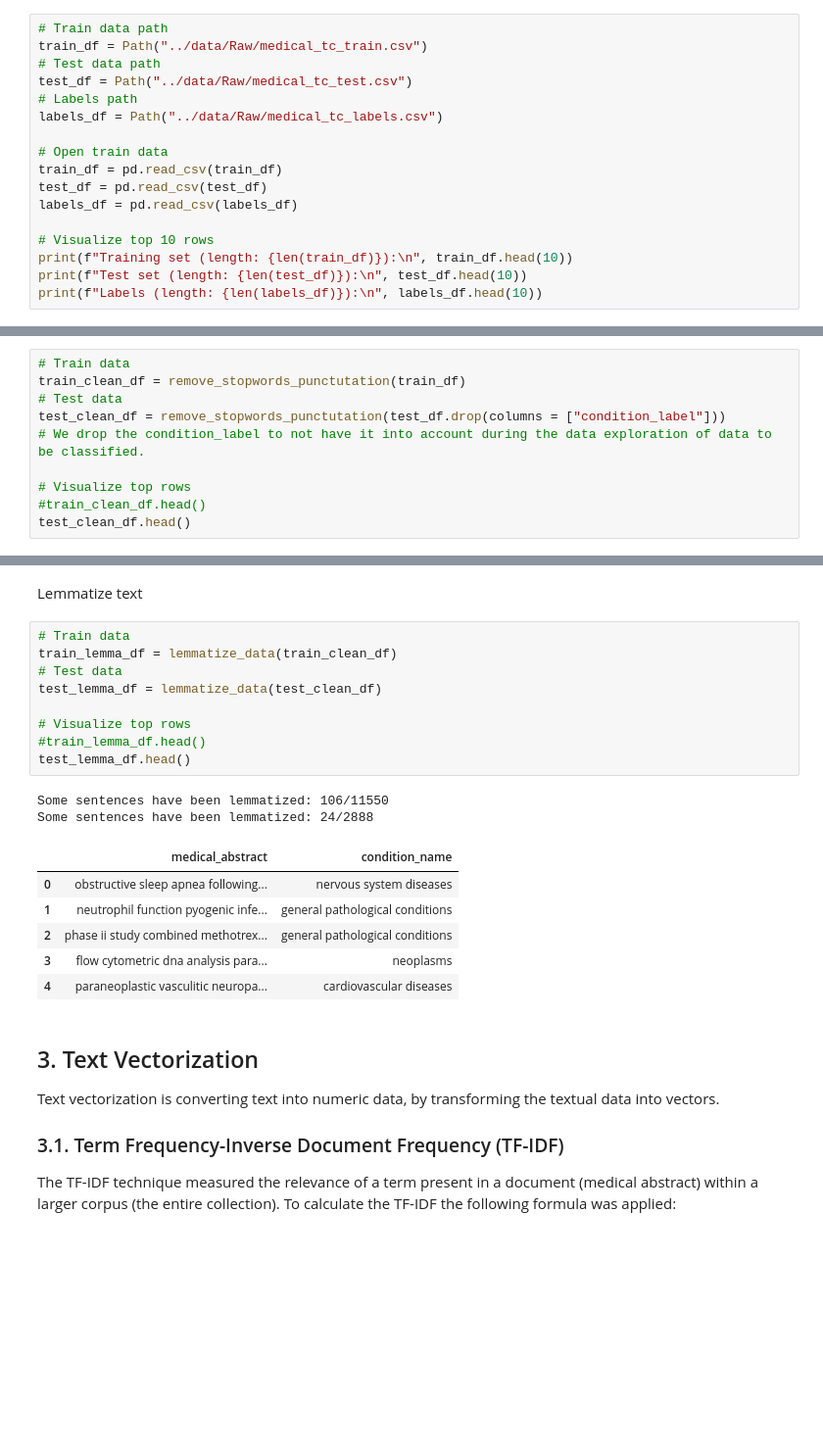
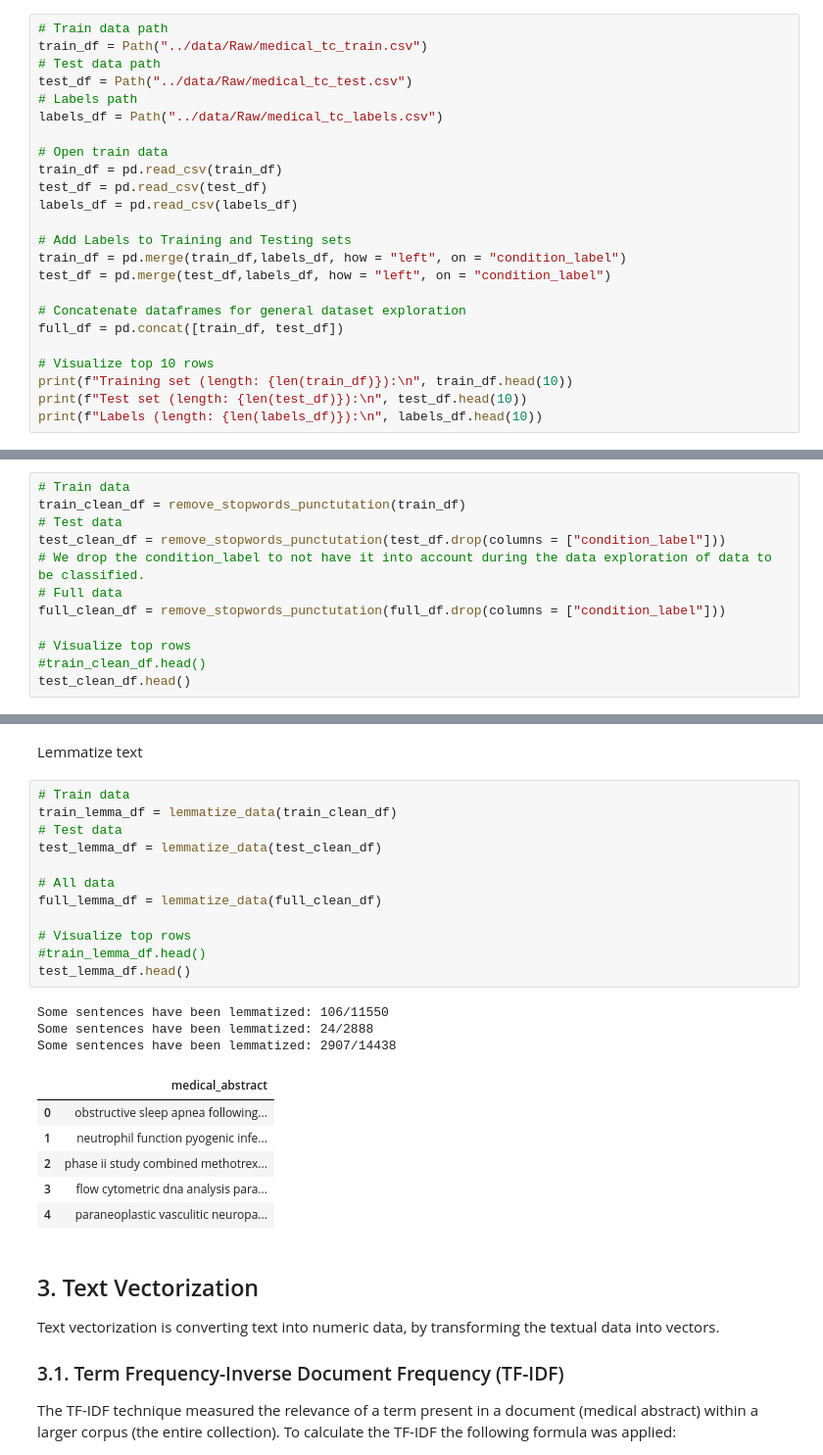
Before and after one commit to drojasca98/Medical-Text-Classification, a Jupyter notebook: python/1_data_processing.ipynb, the cells around one changed output, grey strips where cells are left out. Shown at 98% size. Saved outputs shown, nothing was run; the diff lists cells and outputs as text; blank space fills up the shorter version.

```diff
--- a/python/1_data_processing.ipynb
+++ b/python/1_data_processing.ipynb
@@ -57,6 +57,13 @@ train_df = pd.read_csv(train_df)
 test_df = pd.read_csv(test_df)
 labels_df = pd.read_csv(labels_df)
 
+# Add Labels to Training and Testing sets
+train_df = pd.merge(train_df,labels_df, how = "left", on = "condition_label")
+test_df = pd.merge(test_df,labels_df, how = "left", on = "condition_label")
+
+# Concatenate dataframes for general dataset exploration
+full_df = pd.concat([train_df, test_df])
+
 # Visualize top 10 rows
 print(f"Training set (length: {len(train_df)}):\n", train_df.head(10))
 print(f"Test set (length: {len(test_df)}):\n", test_df.head(10))
@@ -139,6 +146,8 @@ train_clean_df = remove_stopwords_punctutation(train_df)
 # Test data
 test_clean_df = remove_stopwords_punctutation(test_df.drop(columns = ["condition_label"]))
 # We drop the condition_label to not have it into account during the data exploration of data to be classified.
+# Full data
+full_clean_df = remove_stopwords_punctutation(full_df.drop(columns = ["condition_label"]))
 
 # Visualize top rows
 #train_clean_df.head()
@@ -209,21 +218,25 @@ Lemmatize text
 # %%
 # Train data
 train_lemma_df = lemmatize_data(train_clean_df)
 # Test data
 test_lemma_df = lemmatize_data(test_clean_df)
 
+# All data
+full_lemma_df = lemmatize_data(full_clean_df)
+
 # Visualize top rows
 #train_lemma_df.head()
 test_lemma_df.head()
 # %% [output]
 Some sentences have been lemmatized: 106/11550
 Some sentences have been lemmatized: 24/2888
+Some sentences have been lemmatized: 2907/14438
-|  | medical_abstract | condition_name |
-| 0 | obstructive sleep apnea following... | nervous system diseases |
-| 1 | neutrophil function pyogenic infe... | general pathological conditions |
-| 2 | phase ii study combined methotrex... | general pathological conditions |
-| 3 | flow cytometric dna analysis para... | neoplasms |
-| 4 | paraneoplastic vasculitic neuropa... | cardiovascular diseases |
+|  | medical_abstract |
+| 0 | obstructive sleep apnea following... |
+| 1 | neutrophil function pyogenic infe... |
+| 2 | phase ii study combined methotrex... |
+| 3 | flow cytometric dna analysis para... |
+| 4 | paraneoplastic vasculitic neuropa... |
 # %% [markdown]
 ## 3. Text Vectorization
 Text vectorization is converting text into numeric data, by transforming the textual data into vectors.
```
Also changed, not shown: parts of 19 cells of this notebook, 2 other files.
